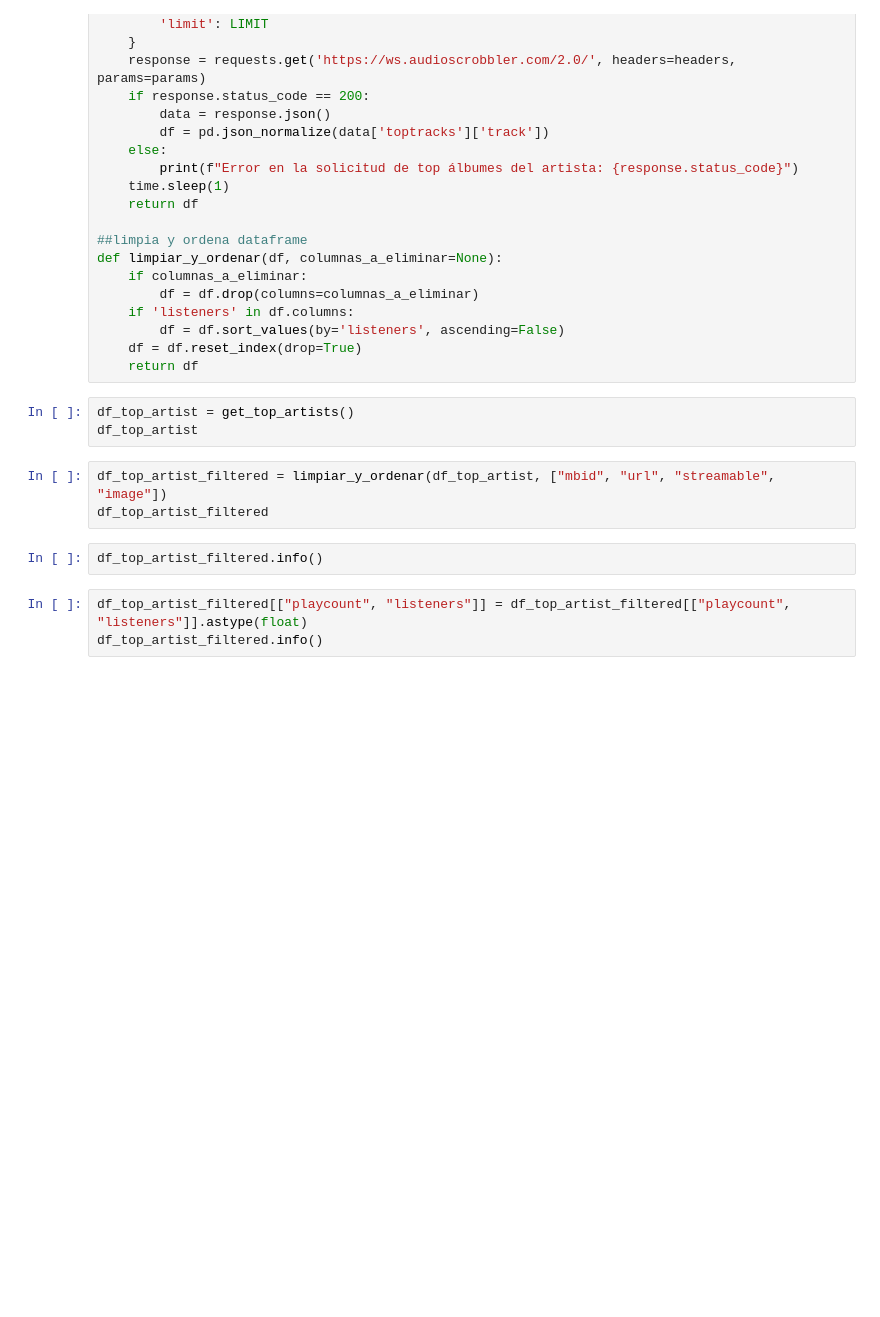
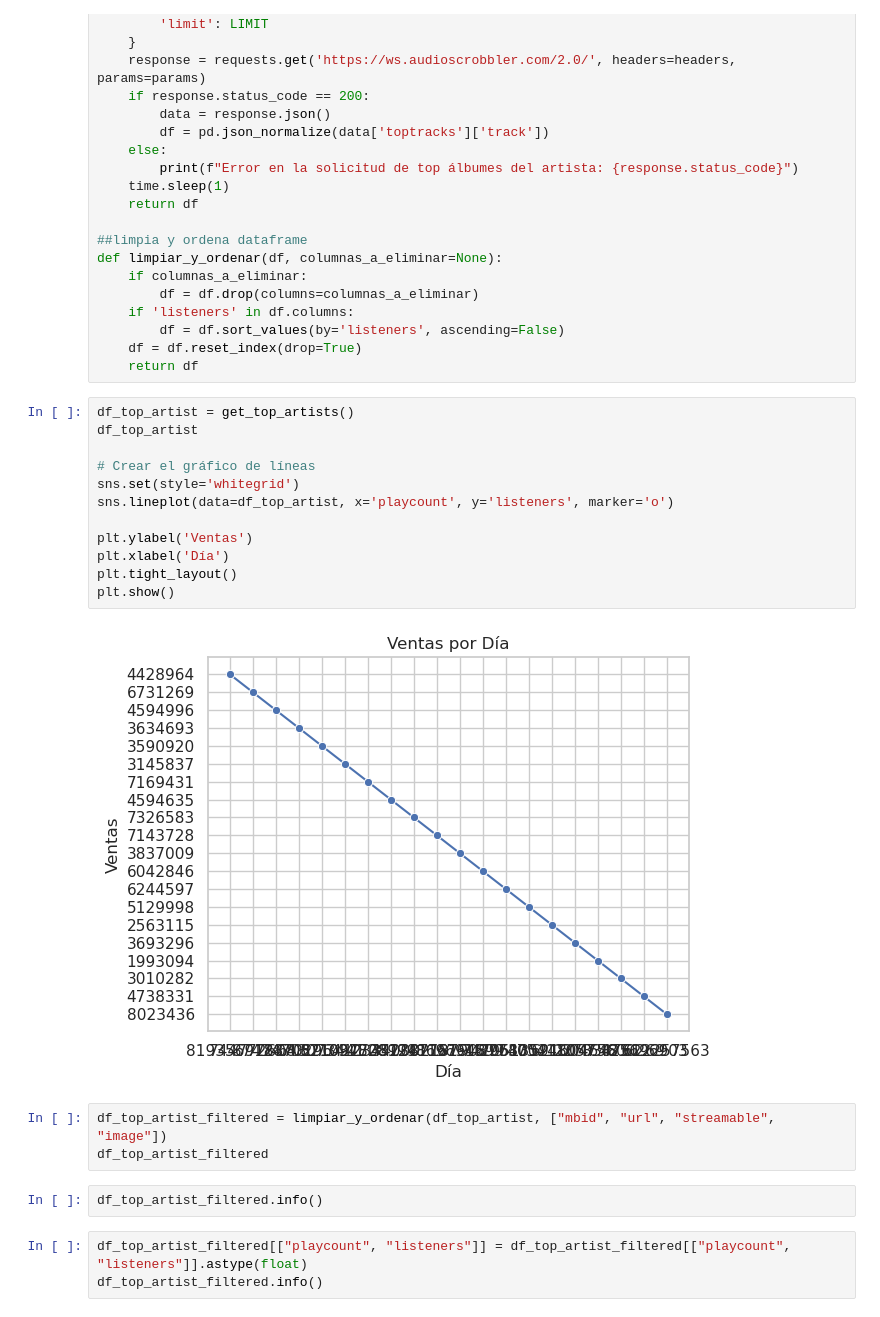
Before and after one commit to SfromtheAbyss/API_music, a Jupyter notebook: API_LASTFM.ipynb, the cells around one changed output. Drawn from its saved outputs; the diff is of its cells as text; blank space fills up the shorter version.

```diff
--- a/API_LASTFM.ipynb
+++ b/API_LASTFM.ipynb
@@ -100,6 +100,17 @@ def limpiar_y_ordenar(df, columnas_a_eliminar=None):
 # %%
 df_top_artist = get_top_artists()
 df_top_artist
+
+# Crear el gráfico de líneas
+sns.set(style='whitegrid')
+sns.lineplot(data=df_top_artist, x='playcount', y='listeners', marker='o')
+
+plt.ylabel('Ventas')
+plt.xlabel('Día')
+plt.tight_layout()
+plt.show()
+# %% [output]
+[figure, added]
 # %%
 df_top_artist_filtered = limpiar_y_ordenar(df_top_artist, ["mbid", "url", "streamable", "image"])
 df_top_artist_filtered
```
Also changed, not shown: parts of 1 cell of this notebook.
